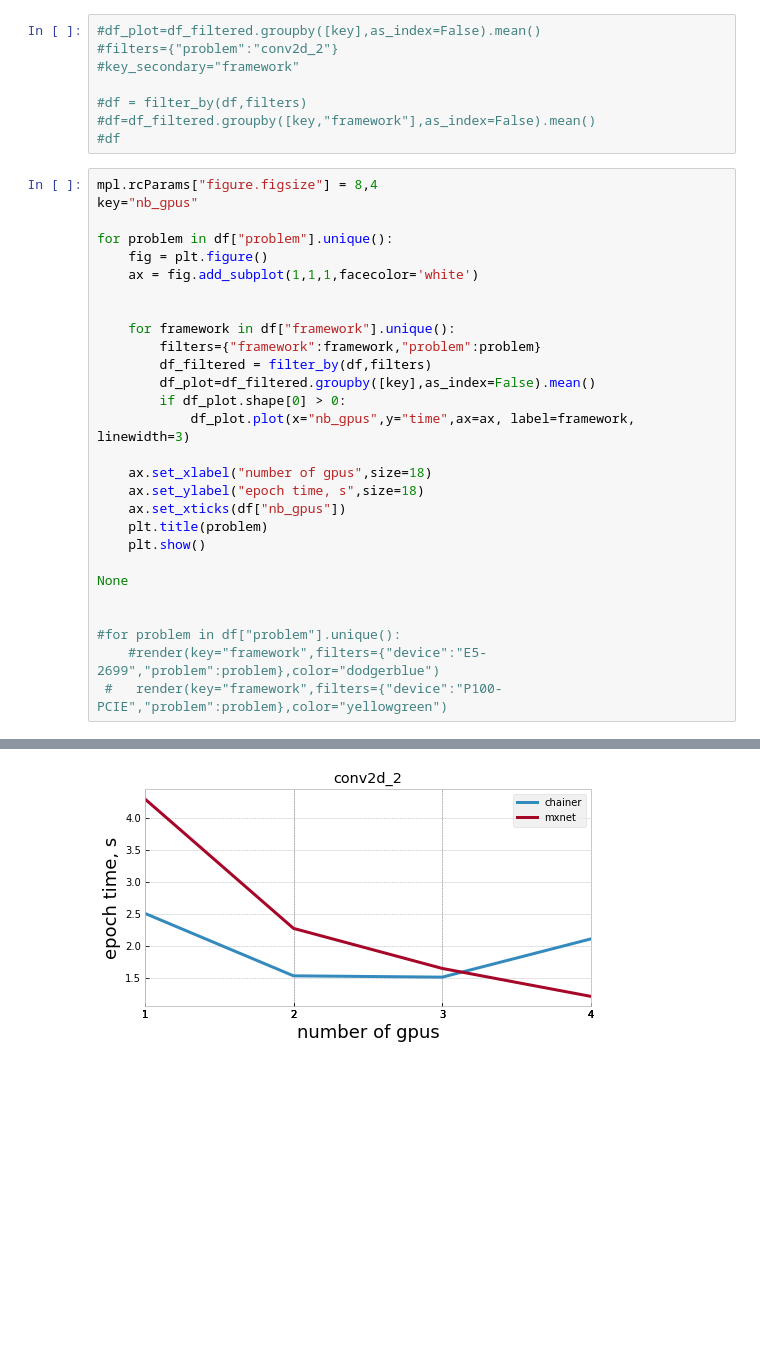
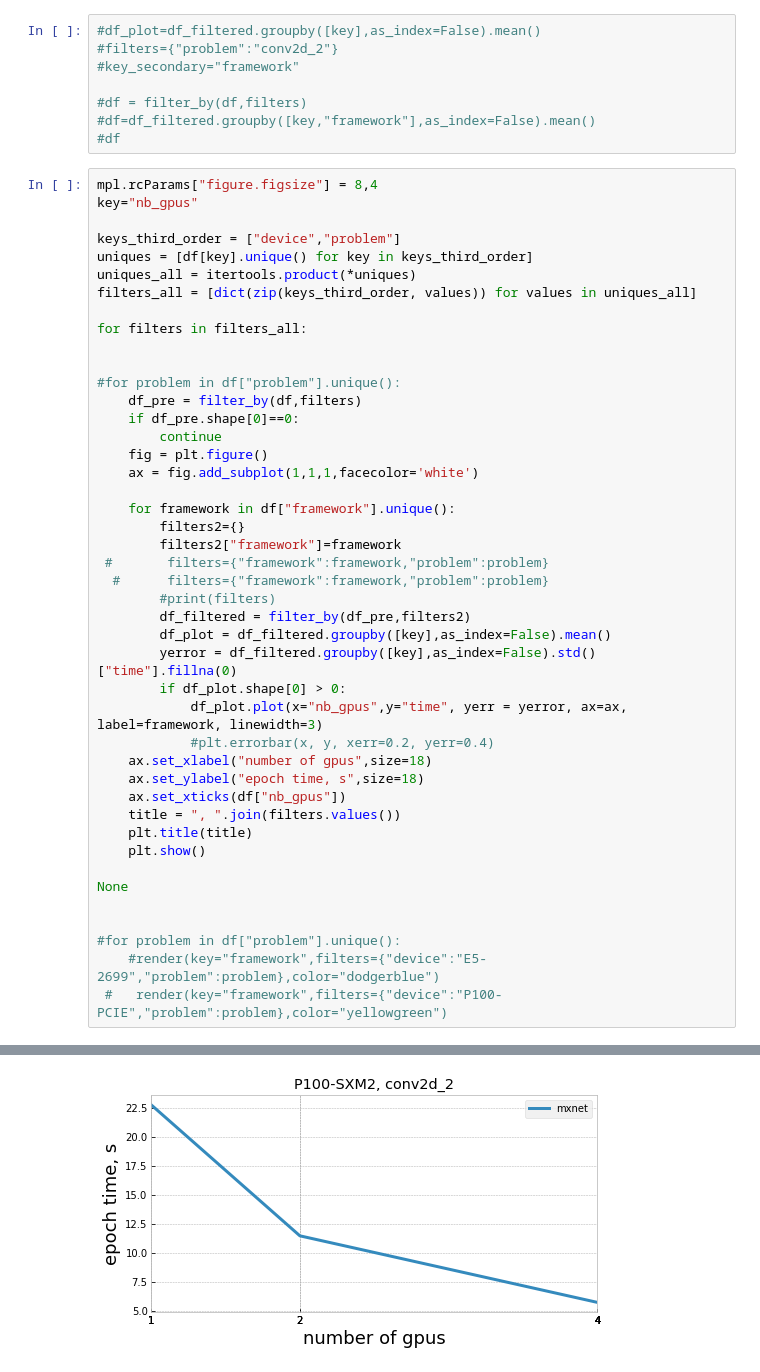
Before and after one commit to undertherain/benchmarker, a Jupyter notebook: vis/scaling.ipynb, the cells around one changed output, grey strips where cells are left out. Saved outputs shown, nothing was run; the diff lists cells and outputs as text; blank space fills up the shorter version.

```diff
--- a/vis/scaling.ipynb
+++ b/vis/scaling.ipynb
@@ -31,22 +33,38 @@ df.sort_values(by=["nb_gpus"],inplace=True)
 mpl.rcParams["figure.figsize"] = 8,4
 key="nb_gpus"
 
-for problem in df["problem"].unique():
+keys_third_order = ["device","problem"]
+uniques = [df[key].unique() for key in keys_third_order]
+uniques_all = itertools.product(*uniques)
+filters_all = [dict(zip(keys_third_order, values)) for values in uniques_all]
+
+for filters in filters_all:
+
+
+#for problem in df["problem"].unique():
+    df_pre = filter_by(df,filters)
+    if df_pre.shape[0]==0:
+        continue
     fig = plt.figure()
     ax = fig.add_subplot(1,1,1,facecolor='white')
 
-
     for framework in df["framework"].unique():
-        filters={"framework":framework,"problem":problem}
-        df_filtered = filter_by(df,filters)
-        df_plot=df_filtered.groupby([key],as_index=False).mean()
+        filters2={}
+        filters2["framework"]=framework
+ #       filters={"framework":framework,"problem":problem}
+  #      filters={"framework":framework,"problem":problem}
+        #print(filters)
+        df_filtered = filter_by(df_pre,filters2)
+        df_plot = df_filtered.groupby([key],as_index=False).mean()
+        yerror = df_filtered.groupby([key],as_index=False).std()["time"].fillna(0)
         if df_plot.shape[0] > 0:
-            df_plot.plot(x="nb_gpus",y="time",ax=ax, label=framework, linewidth=3)
-
+            df_plot.plot(x="nb_gpus",y="time", yerr = yerror, ax=ax, label=framework, linewidth=3)
+            #plt.errorbar(x, y, xerr=0.2, yerr=0.4)
     ax.set_xlabel("number of gpus",size=18)
     ax.set_ylabel("epoch time, s",size=18)
     ax.set_xticks(df["nb_gpus"])
-    plt.title(problem)
+    title = ", ".join(filters.values())
+    plt.title(title)
     plt.show()
 
 None
@@ -60 +78 @@ None
-[figure, old version]
+[figure, new version]
```
Also changed, not shown: parts of 6 cells of this notebook, 7 other files.
